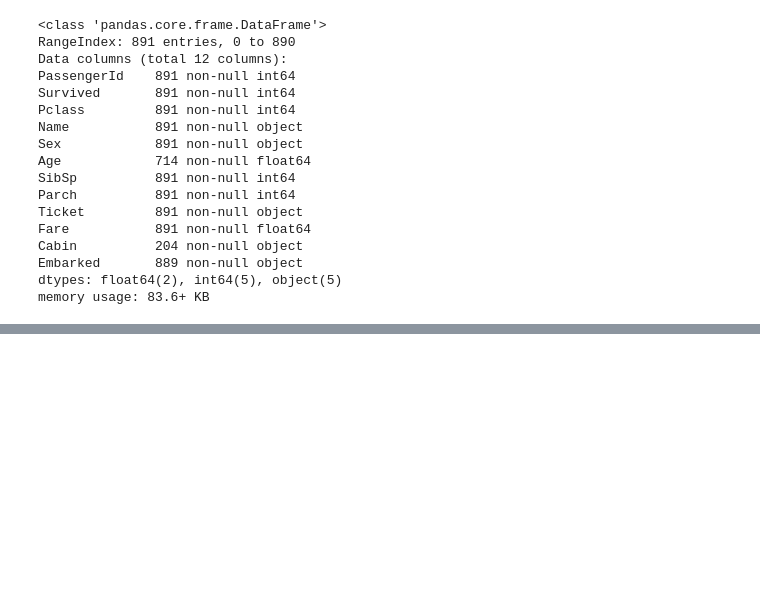
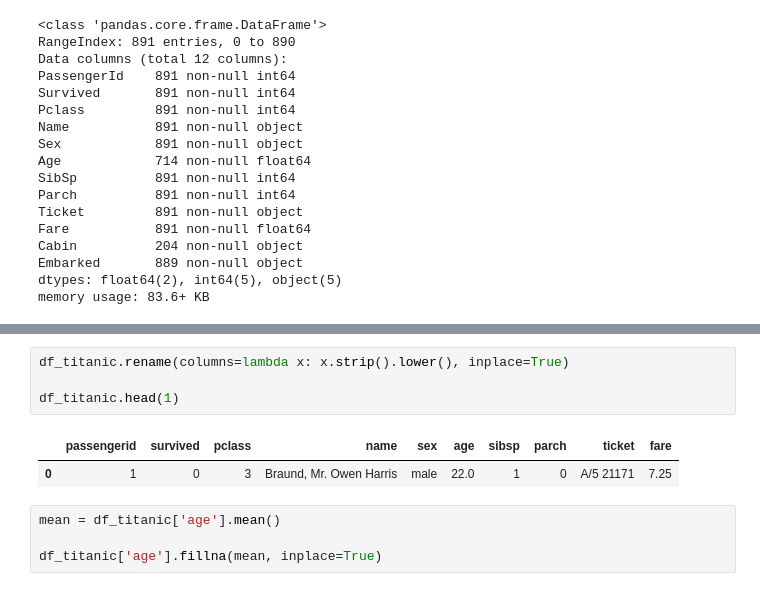
Before and after one commit to cesar1287/project-two-dsf-udacity, a Jupyter notebook: project_two_dsf.ipynb, the cells around one changed output, grey strips where cells are left out. Drawn from its saved outputs; the diff is of its cells as text; blank space fills up the shorter version.

```diff
--- a/project_two_dsf.ipynb
+++ b/project_two_dsf.ipynb
@@ -32,0 +62,11 @@ memory usage: 83.6+ KB
+# %%
+df_titanic.rename(columns=lambda x: x.strip().lower(), inplace=True)
+
+df_titanic.head(1)
+# %% [output]
+|  | passengerid | survived | pclass | name | sex | age | sibsp | parch | ticket | fare |
+| 0 | 1 | 0 | 3 | Braund, Mr. Owen Harris | male | 22.0 | 1 | 0 | A/5 21171 | 7.25 |
+# %%
+mean = df_titanic['age'].mean()
+
+df_titanic['age'].fillna(mean, inplace=True)
```
Also changed, not shown: parts of 5 cells of this notebook, 1 other file.
